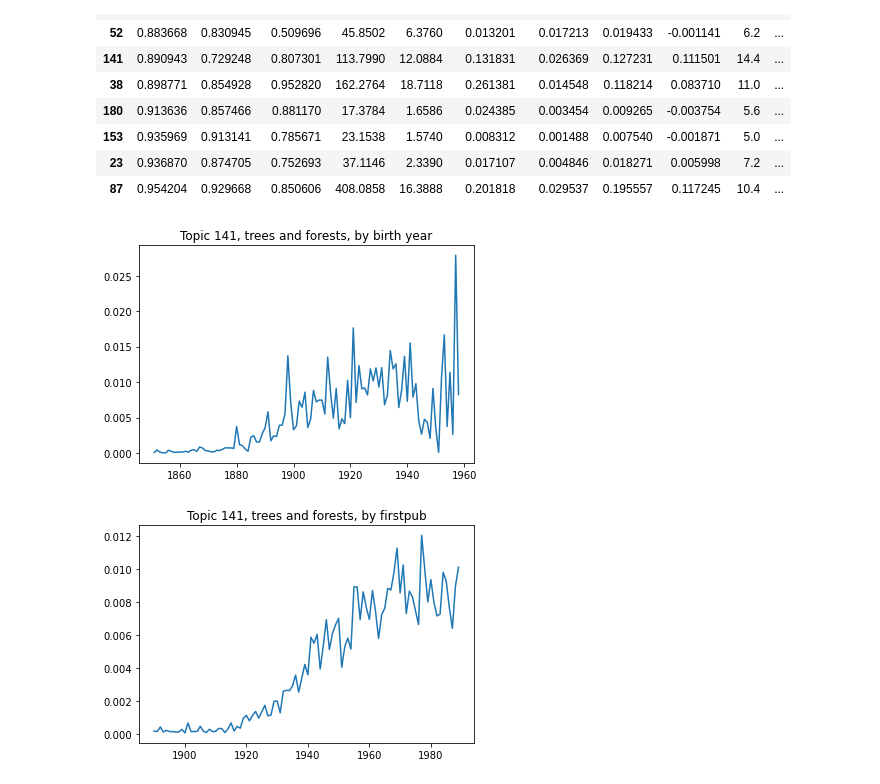
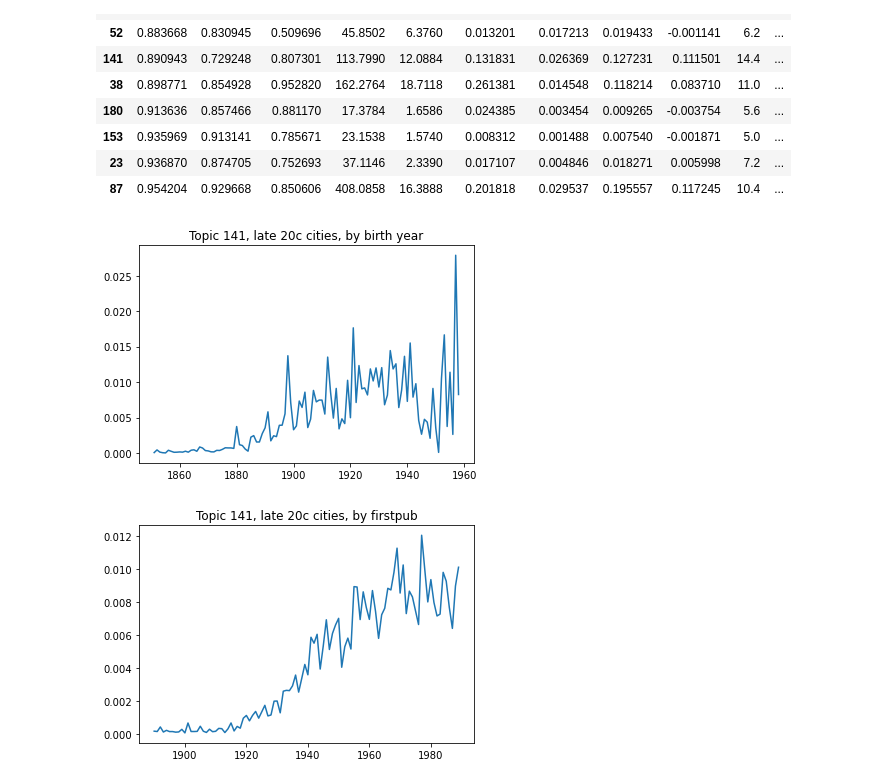
Before and after one commit to tedunderwood/period-cohort, a Jupyter notebook: regression/InterpretTopicResults.ipynb, the cells around one changed output. Saved outputs shown, nothing was run; the diff lists cells and outputs as text; code cells hidden in the pictures.

Commit message:
results on 200-topic model

```diff
--- a/regression/InterpretTopicResults.ipynb
+++ b/regression/InterpretTopicResults.ipynb
@@ -368,13 +368,13 @@ sorteddeltas.tail(10)
 fpxaxis, avgbyfirstpub, byxaxis, avgbybirthyear = extract_trajectories('t141', data)
 # %%
 sns.lineplot(x = byxaxis, y = avgbybirthyear)
-plt.title('Topic 141, trees and forests, by birth year')
+plt.title('Topic 141, late 20c cities, by birth year')
 plt.show()
 # %% [output]
-[figure, old version]
+[figure, new version]
 # %%
 sns.lineplot(x = fpxaxis, y = avgbyfirstpub)
-plt.title('Topic 141, trees and forests, by firstpub')
+plt.title('Topic 141, late 20c cities, by firstpub')
 plt.show()
 # %% [output]
-[figure, old version]
+[figure, new version]
```
